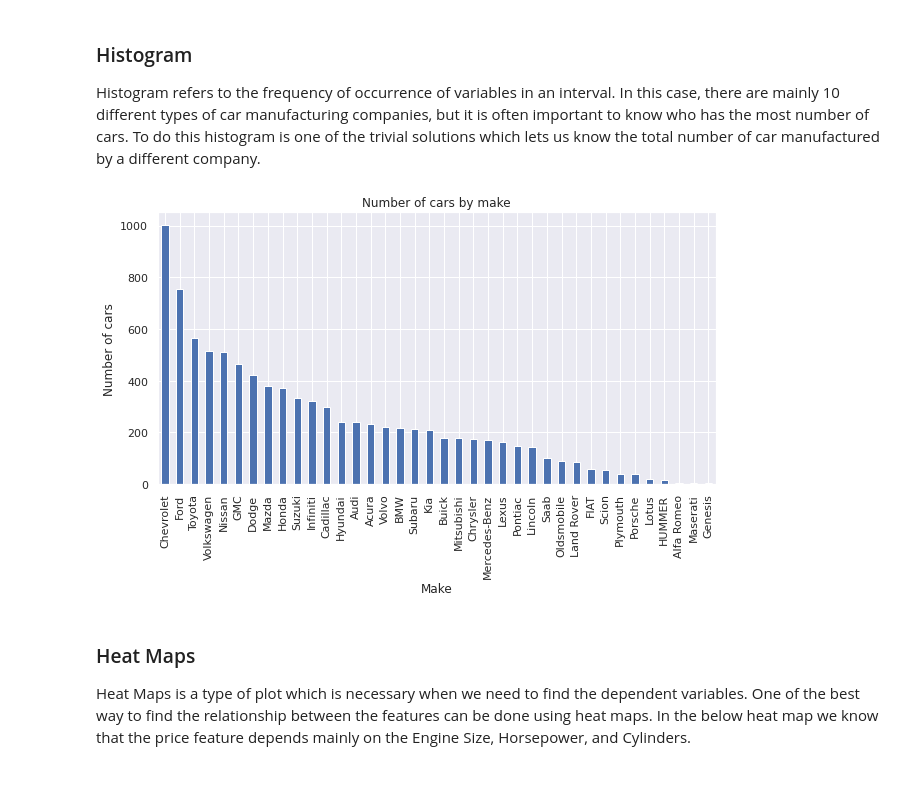
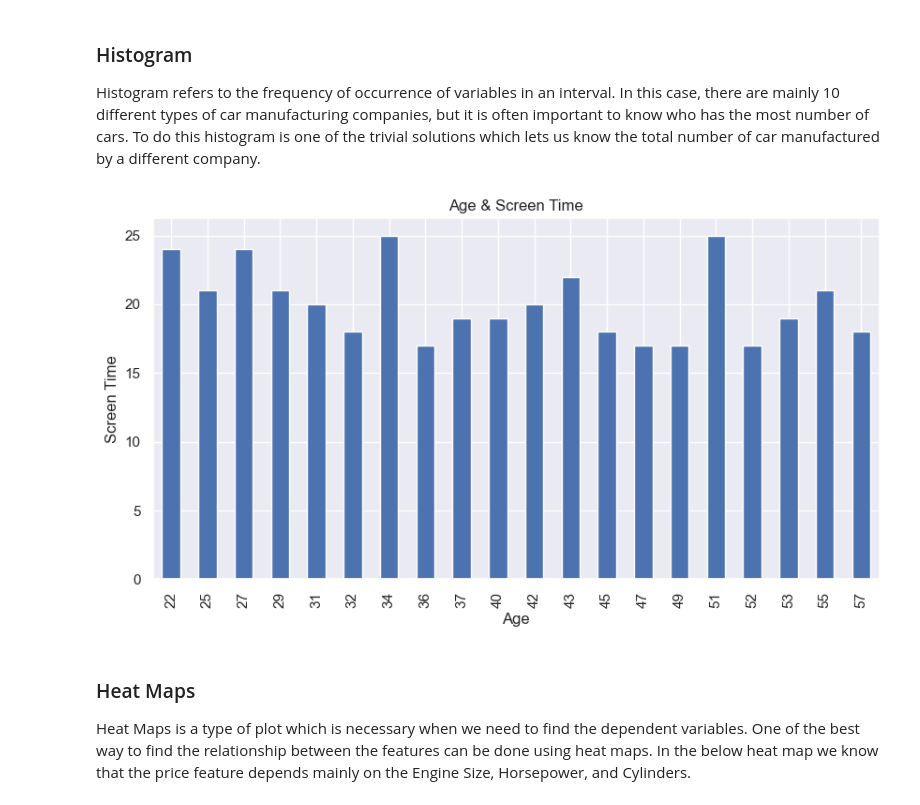
Before and after one commit to DavidBraun777/group-project-seis-631, a Jupyter notebook: intro-to-exploratory-data-analysis-eda-group-1.ipynb, the cells around one changed output. Saved outputs shown, nothing was run; the diff lists cells and outputs as text; code cells hidden in the pictures.

```diff
--- a/intro-to-exploratory-data-analysis-eda-group-1.ipynb
+++ b/intro-to-exploratory-data-analysis-eda-group-1.ipynb
@@ -124,6 +117,3 @@ df.head(5)
 ## 5. Renaming the columns
 # %% [markdown]
 In this instance, most of the column names are very confusing to read, so I just tweaked their column names. This is a good approach it improves the readability of the data set.
-# %%
-df = df.rename(columns={"Engine HP": "HP", "Engine Cylinders": "Cylinders", "Transmission Type": "Transmission", "Driven_Wheels": "Drive Mode","highway MPG": "MPG-H", "city mpg": "MPG-C", "MSRP": "Price" })
-df.head(5)
@@ -136,0 +120,3 @@ df.head(5)
+# %%
+df = df.rename(columns={"Device Model": "Device", "Operating System": "OS", "Number of Apps Installed": "# of Apps Installed"})
+df.head(5)
@@ -275,7 +269,9 @@ sns.boxplot(x=df['Cylinders'])
 # %%
 # what if we try using the z-score?
-Q1 = df.quantile(0.25)
-Q3 = df.quantile(0.75)
+# select only numeric columns
+numeric_df = df.select_dtypes(include=['number'])
+Q1 = numeric_df.quantile(0.25)
+Q3 = numeric_df.quantile(0.75)
 IQR = Q3 - Q1
 print(IQR)
 # %% [output]
@@ -289,6 +285,6 @@ dtype: float64
 # %% [markdown]
 Don't worry about the above values because it's not important to know each and every one of them because it's just important to know how to use this technique in order to remove the outliers.
 # %%
-df = df[~((df < (Q1 - 1.5 * IQR)) |(df > (Q3 + 1.5 * IQR))).any(axis=1)]
+df = numeric_df[~((numeric_df < (Q1 - 1.5 * IQR)) |(numeric_df > (Q3 + 1.5 * IQR))).any(axis=1)]
 df.shape
 # %% [output]
@@ -306,12 +302,12 @@ As seen above there were around 1600 rows were outliers. But you cannot complete
 
 Histogram refers to the frequency of occurrence of variables in an interval. In this case, there are mainly 10 different types of car manufacturing companies, but it is often important to know who has the most number of cars. To do this histogram is one of the trivial solutions which lets us know the total number of car manufactured by a different company.
 # %%
-df.Make.value_counts().nlargest(40).plot(kind='bar', figsize=(10,5))
-plt.title("Number of cars by make")
-plt.ylabel('Number of cars')
-plt.xlabel('Make');
+df.Age.value_counts().nlargest(20).sort_index().plot(kind='bar', figsize=(10,5))
+plt.title("Age & Screen Time")
+plt.ylabel('Screen Time')
+plt.xlabel('Age');
 # %% [output]
-[figure, old version]
+[figure, new version]
 # %% [markdown]
 ### Heat Maps
 
```
Also changed, not shown: parts of 35 cells of this notebook.
